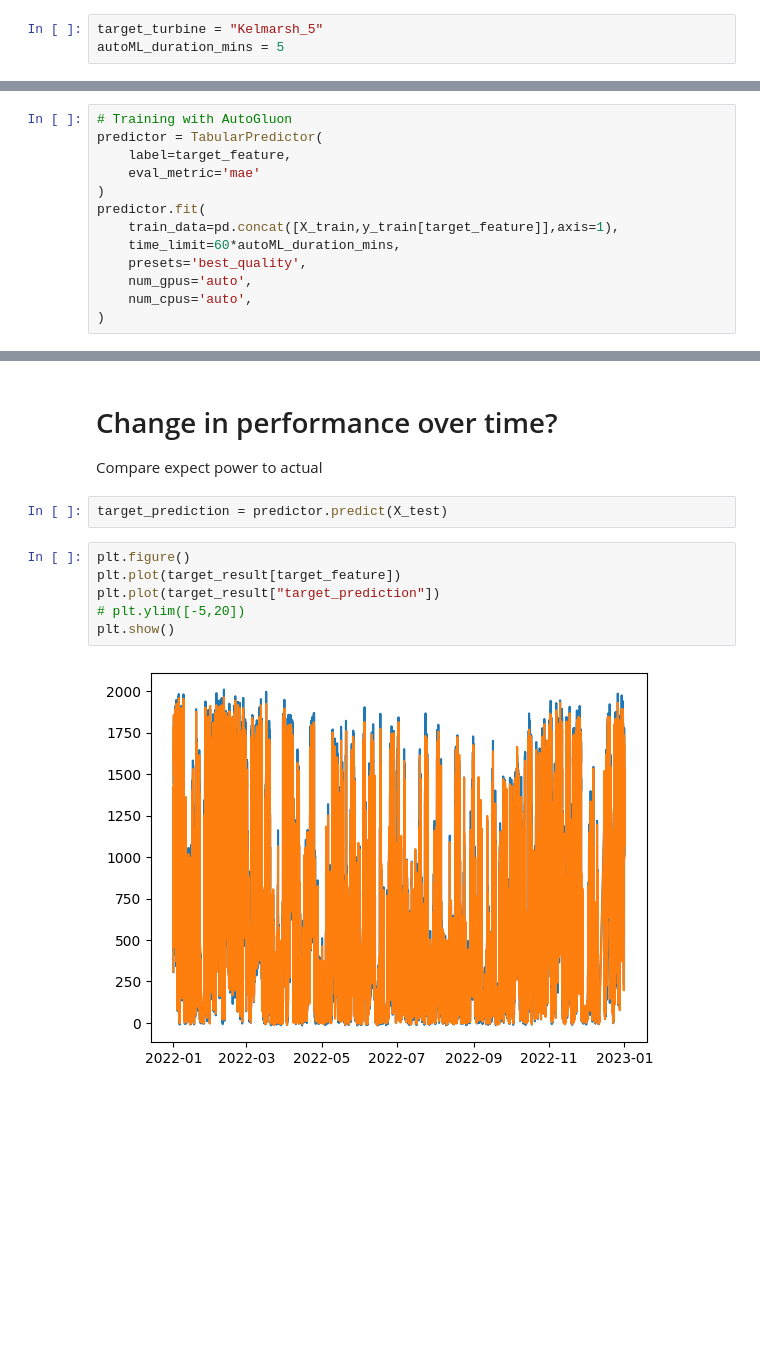
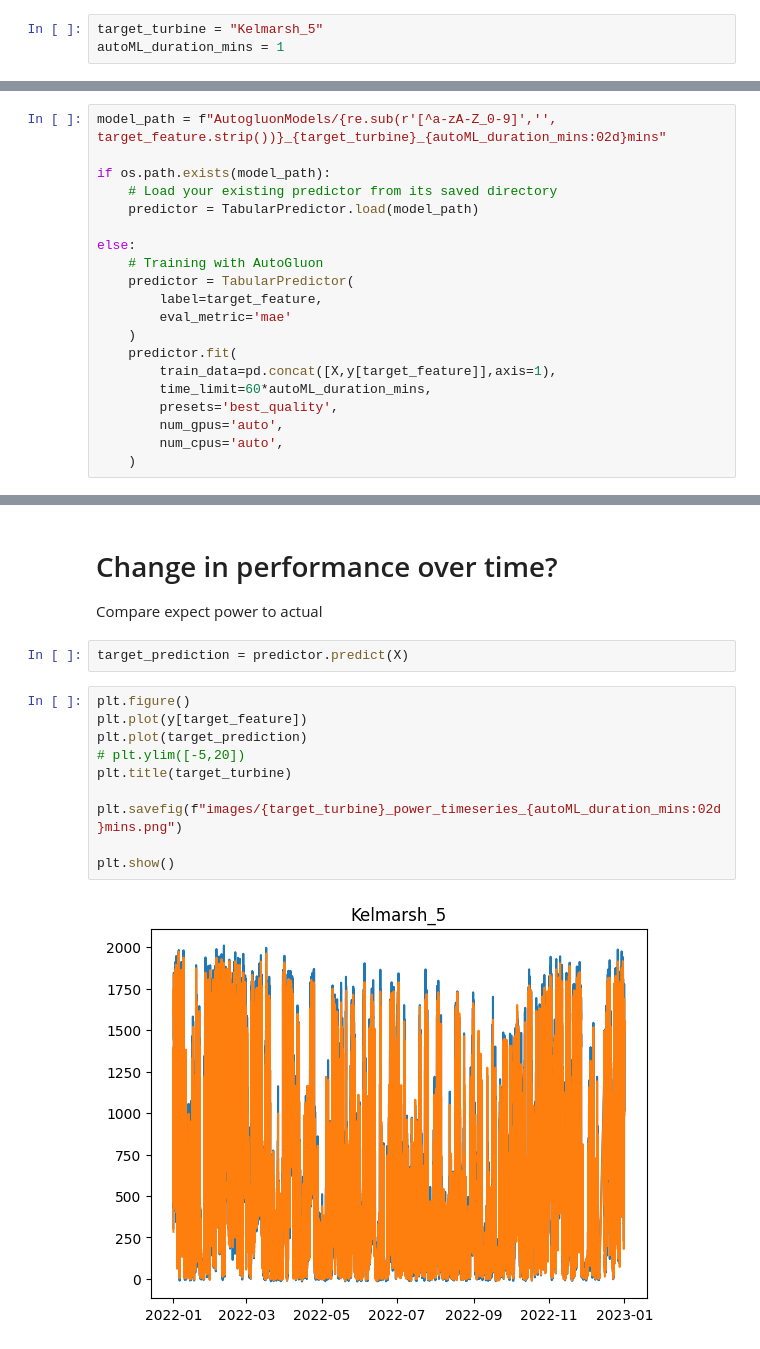
Before and after one commit to charlie9578/wind-automl, a Jupyter notebook: SYE_AutoML.ipynb, the cells around one changed output, grey strips where cells are left out. Drawn from its saved outputs; the diff is of its cells as text; blank space fills up the shorter version.

```diff
--- a/SYE_AutoML.ipynb
+++ b/SYE_AutoML.ipynb
@@ -23,6 +33,6 @@ from sklearn.metrics import mean_squared_error, r2_score
 # %%
 target_turbine = "Kelmarsh_5"
-autoML_duration_mins = 5
+autoML_duration_mins = 1
 # %%
 BYTES_MB = 1024 * 1024
 # %%
@@ -360,16 +361,23 @@ for ws_bin in set(sye_data["ws_bin_left"]):
 # %%
 target_feature = "Power (kW)"
 # %%
-# Training with AutoGluon
-predictor = TabularPredictor(
-    label=target_feature,
-    eval_metric='mae'
-)
-predictor.fit(
-    train_data=pd.concat([X_train,y_train[target_feature]],axis=1),
-    time_limit=60*autoML_duration_mins,
-    presets='best_quality',
-    num_gpus='auto',
-    num_cpus='auto',
-)
+model_path = f"AutogluonModels/{re.sub(r'[^a-zA-Z_0-9]','', target_feature.strip())}_{target_turbine}_{autoML_duration_mins:02d}mins"
+
+if os.path.exists(model_path):
+    # Load your existing predictor from its saved directory
+    predictor = TabularPredictor.load(model_path)
+
+else:
+    # Training with AutoGluon
+    predictor = TabularPredictor(
+        label=target_feature,
+        eval_metric='mae'
+    )
+    predictor.fit(
+        train_data=pd.concat([X,y[target_feature]],axis=1),
+        time_limit=60*autoML_duration_mins,
+        presets='best_quality',
+        num_gpus='auto',
+        num_cpus='auto',
+    )
 # %% [output]
@@ -458,12 +580,16 @@ Text(0.5, 1.0, 'Kelmarsh_5')
 
 Compare expect power to actual
 # %%
-target_prediction = predictor.predict(X_test)
+target_prediction = predictor.predict(X)
 # %%
 plt.figure()
-plt.plot(target_result[target_feature])
-plt.plot(target_result["target_prediction"])
+plt.plot(y[target_feature])
+plt.plot(target_prediction)
 # plt.ylim([-5,20])
+plt.title(target_turbine)
+
+plt.savefig(f"images/{target_turbine}_power_timeseries_{autoML_duration_mins:02d}mins.png")
+
 plt.show()
 # %% [output]
-[figure, old version]
+[figure, new version]
```
Also changed, not shown: parts of 32 cells of this notebook, 1 other file.
